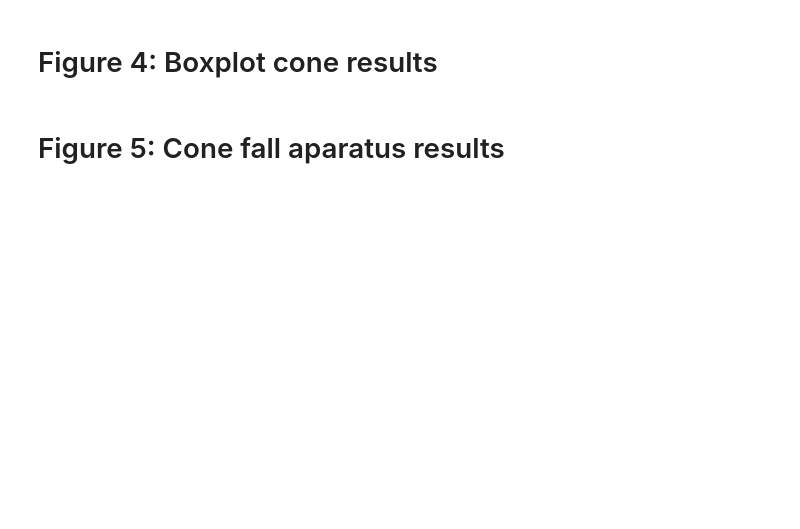
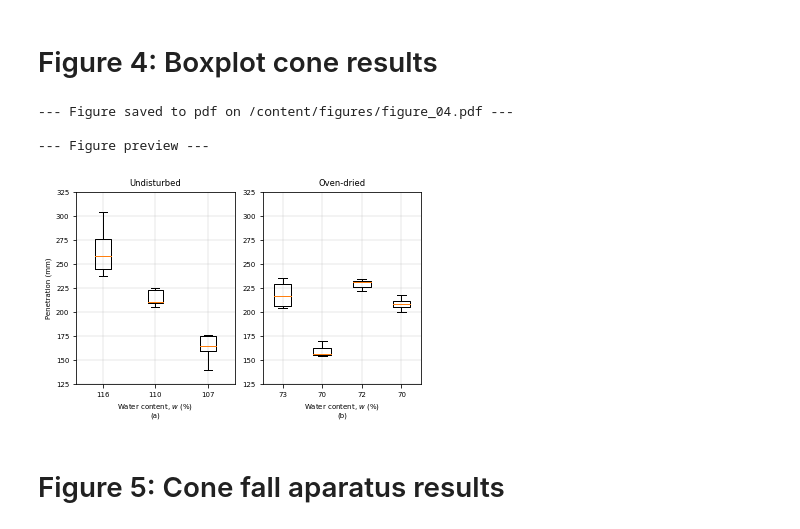
Before and after one commit to plapenamanero/trumao_2021, a Jupyter notebook: data_analysis.ipynb, the cells around one changed output. Cells and saved outputs as stored; diff of their text form; code cells hidden in the pictures; blank space fills up the shorter version.

```diff
--- a/data_analysis.ipynb
+++ b/data_analysis.ipynb
@@ -222,7 +218,7 @@ fig.show()
 # figure configuration
 figure_name = 'figure_04.pdf'
 figure_path = os.path.join(save_path, figure_name)
-fig, ax = plt.subplots(1, 2, figsize=medium_fig)
+fig_4, ax_4 = plt.subplots(1, 2, figsize=medium_fig)
 
 # gets classification data from file
 cone_data = pd.read_excel(data, 'cone')
@@ -240,46 +236,50 @@ for sample in sample_u_list:
     w_c_u.append(int(np.round(cone_data_u[cone_data_u['sample'] == sample]['w'].unique(), decimals=0)))
     plot_data_u.append(pen)
 plot_data_u = np.array(plot_data_u, dtype=object)
-ax[0].boxplot(plot_data_u, zorder=100)
+ax_4[0].boxplot(plot_data_u, zorder=100)
 
 # Ovendried samples
 sample_a_list = cone_data_a['sample'].unique()
 plot_data_a = []
 w_c_a = []
 for sample in sample_a_list:
     pen = cone_data_a[cone_data_a['sample'] == sample]['penetration']
     w_c_a.append(int(np.round(cone_data_a[cone_data_a['sample'] == sample]['w'].unique(), decimals=0)))
     plot_data_a.append(pen)
 plot_data_a = np.array(plot_data_a, dtype=object)
-ax[1].boxplot(plot_data_a, zorder=100)
-
+ax_4[1].boxplot(plot_data_a, zorder=100)
 
 # configures undisturbed axes
-ax[0].set(ylim = [125, 325],
+ax_4[0].set(ylim = [125, 325],
           title='Undisturbed',
           ylabel = 'Penetration (mm)',
           xlabel = 'Water content, $w$ ($\%$)\n(a)',
           xticklabels = w_c_u)
 
 # configures oven dried axes
-ax[1].set(ylim = [125, 325],
+ax_4[1].set(ylim = [125, 325],
           title='Oven-dried',
           xlabel='Water content, $w$ ($\%$)\n(b)',
           xticklabels = w_c_a)
 
 # configures figure aspect
-ax[0].grid(linewidth=0.3)
-ax[1].grid(linewidth=0.3)
+ax_4[0].grid(linewidth=0.3)
+ax_4[1].grid(linewidth=0.3)
 plt.tight_layout(pad=1.08, h_pad=None, w_pad=None, rect=None)
 
 if generate_pdf:
-    fig.savefig(figure_path)
+    fig_4.savefig(figure_path)
     print('\n--- Figure saved to pdf on {} ---'.format(figure_path))
 else:
     print('\n--- PDF saving deactivated ---'.format(figure_path))
 
 print('\n--- Figure preview ---\n')
-fig.show()
+fig_4.show()
+# %% [output]
+--- Figure saved to pdf on /content/figures/figure_04.pdf ---
+
+--- Figure preview ---
+[figure, added]
 # %% [markdown]
 # Figure 5: Cone fall aparatus results
 # %%
```
Also changed, not shown: parts of 18 cells of this notebook.
